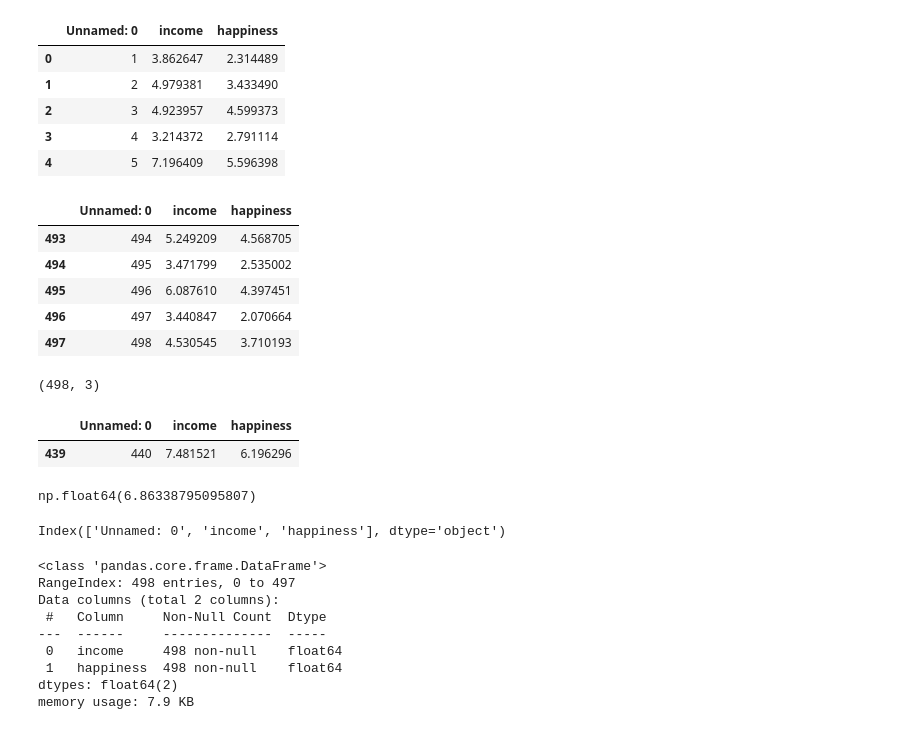
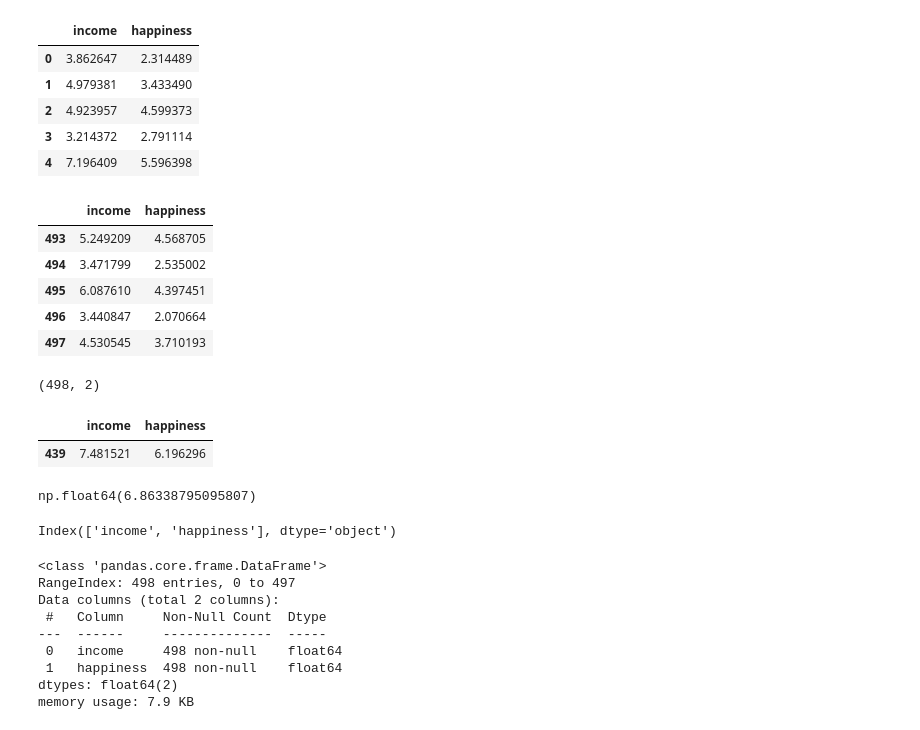
Before and after one commit to 1sumer/Python-SQL-Machine_Learning, a Jupyter notebook: Machine_Learning/Linear_Regression/linear_Multi.ipynb, the cells around one changed output. Drawn from its saved outputs; the diff is of its cells as text; code cells hidden in the pictures.

```diff
--- a/Machine_Learning/Linear_Regression/linear_Multi.ipynb
+++ b/Machine_Learning/Linear_Regression/linear_Multi.ipynb
@@ -7,34 +7,34 @@ from sklearn.model_selection import train_test_split
 from sklearn.linear_model import LinearRegression
 from sklearn.metrics import mean_squared_error, mean_absolute_error, r2_score
 # %%
-data = pd.read_csv(r"D:\Machine_Learning\Linear_Regression\Datasets\income.data.csv")
+data = pd.read_csv(r"D:\Python-SQL-Repository\Dataset\income.data.csv").drop('Unnamed: 0', axis=1)
 data.head()
 # %% [output]
-|  | Unnamed: 0 | income | happiness |
-| 0 | 1 | 3.862647 | 2.314489 |
-| 1 | 2 | 4.979381 | 3.433490 |
-| 2 | 3 | 4.923957 | 4.599373 |
-| 3 | 4 | 3.214372 | 2.791114 |
-| 4 | 5 | 7.196409 | 5.596398 |
+|  | income | happiness |
+| 0 | 3.862647 | 2.314489 |
+| 1 | 4.979381 | 3.433490 |
+| 2 | 4.923957 | 4.599373 |
+| 3 | 3.214372 | 2.791114 |
+| 4 | 7.196409 | 5.596398 |
 # %%
 data.tail()
 # %% [output]
-|  | Unnamed: 0 | income | happiness |
-| 493 | 494 | 5.249209 | 4.568705 |
-| 494 | 495 | 3.471799 | 2.535002 |
-| 495 | 496 | 6.087610 | 4.397451 |
-| 496 | 497 | 3.440847 | 2.070664 |
-| 497 | 498 | 4.530545 | 3.710193 |
+|  | income | happiness |
+| 493 | 5.249209 | 4.568705 |
+| 494 | 3.471799 | 2.535002 |
+| 495 | 6.087610 | 4.397451 |
+| 496 | 3.440847 | 2.070664 |
+| 497 | 4.530545 | 3.710193 |
 # %%
 data.shape
 # %% [output]
-(498, 3)
+(498, 2)
 # %%
 max = data['income'].max()
 data[data['income'] == max]
 # %% [output]
-|  | Unnamed: 0 | income | happiness |
-| 439 | 440 | 7.481521 | 6.196296 |
+|  | income | happiness |
+| 439 | 7.481521 | 6.196296 |
 # %%
 data['happiness'].max()
 # %% [output]
@@ -42,4 +42,4 @@ np.float64(6.86338795095807)
 # %%
 data.columns
 # %% [output]
-Index(['Unnamed: 0', 'income', 'happiness'], dtype='object')
+Index(['income', 'happiness'], dtype='object')
```
Also changed, not shown: parts of 10 cells of this notebook, 6 other files.
